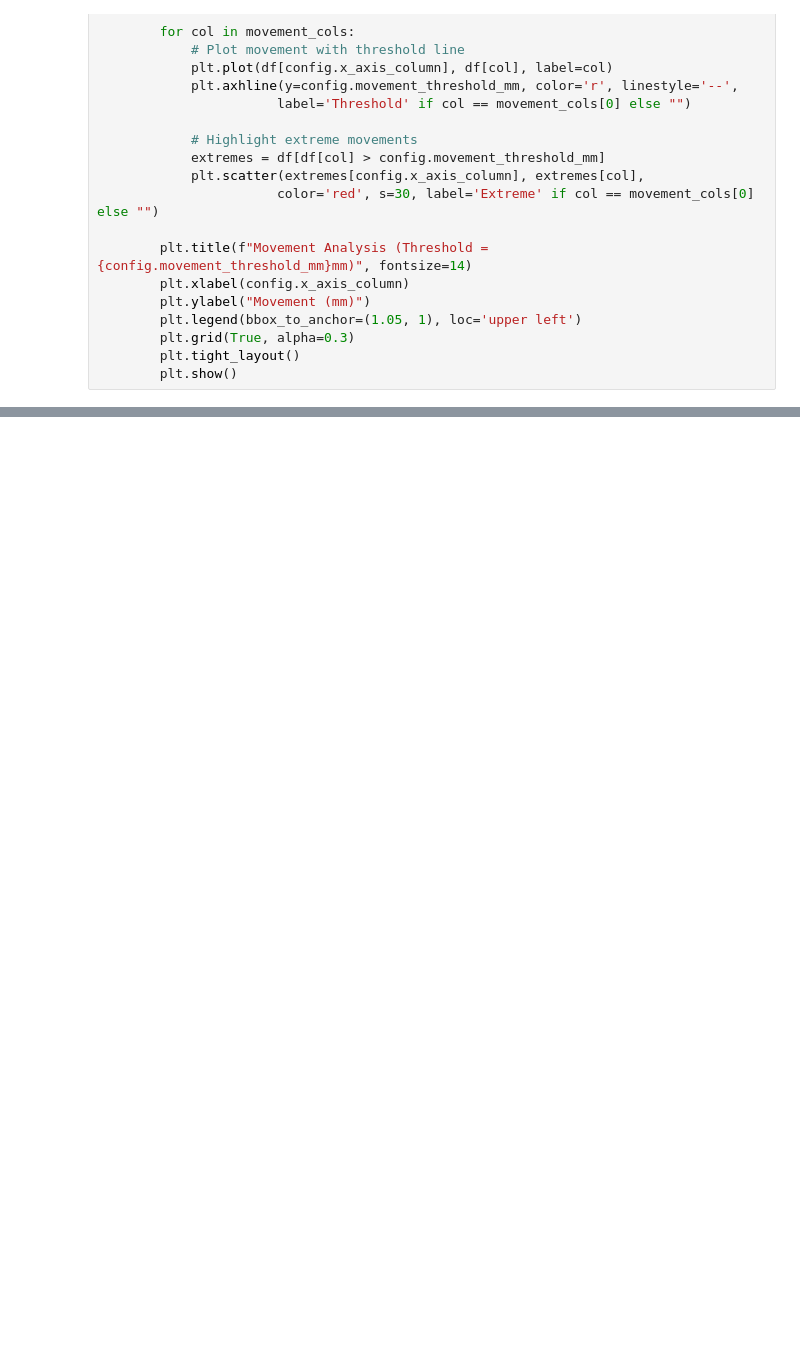
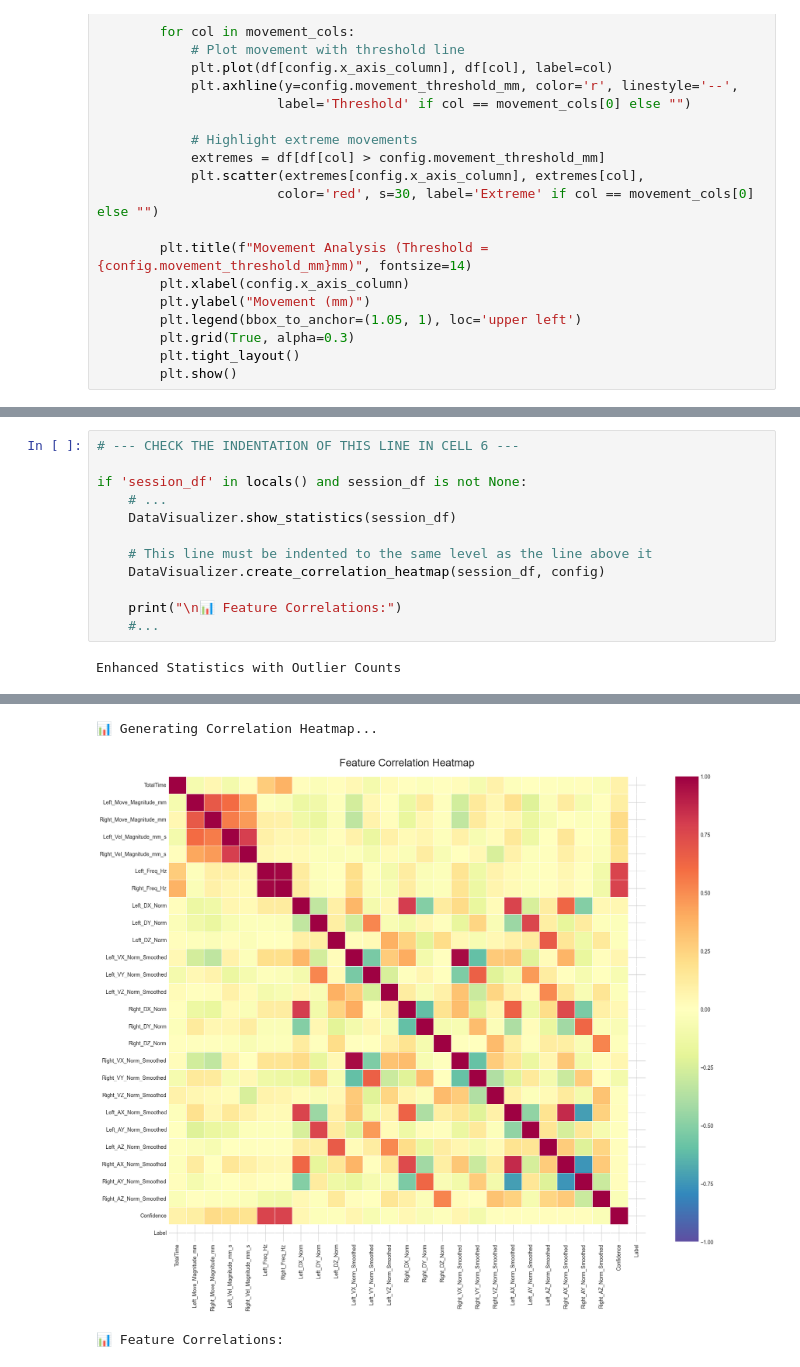
Before and after one commit to Shehab-Hegab/GP-nystagmus-with-eye-tracking, a Jupyter notebook: OneFile.ipynb, the cells around one changed output, grey strips where cells are left out. Saved outputs shown, nothing was run; the diff lists cells and outputs as text; blank space fills up the shorter version.

```diff
--- a/OneFile.ipynb
+++ b/OneFile.ipynb
@@ -577,0 +767,14 @@ Significant Correlations (|r| ≥ 0.7):
+# %%
+# --- CHECK THE INDENTATION OF THIS LINE IN CELL 6 ---
+
+if 'session_df' in locals() and session_df is not None:
+    # ...
+    DataVisualizer.show_statistics(session_df)
+
+    # This line must be indented to the same level as the line above it
+    DataVisualizer.create_correlation_heatmap(session_df, config)
+
+    print("\n📊 Feature Correlations:")
+    #...
+# %% [output]
+Enhanced Statistics with Outlier Counts
@@ -577,0 +798,3 @@ Significant Correlations (|r| ≥ 0.7):
+📊 Generating Correlation Heatmap...
+[figure, added]
+📊 Feature Correlations:
```
Also changed, not shown: parts of 7 cells of this notebook, 1 other file.
